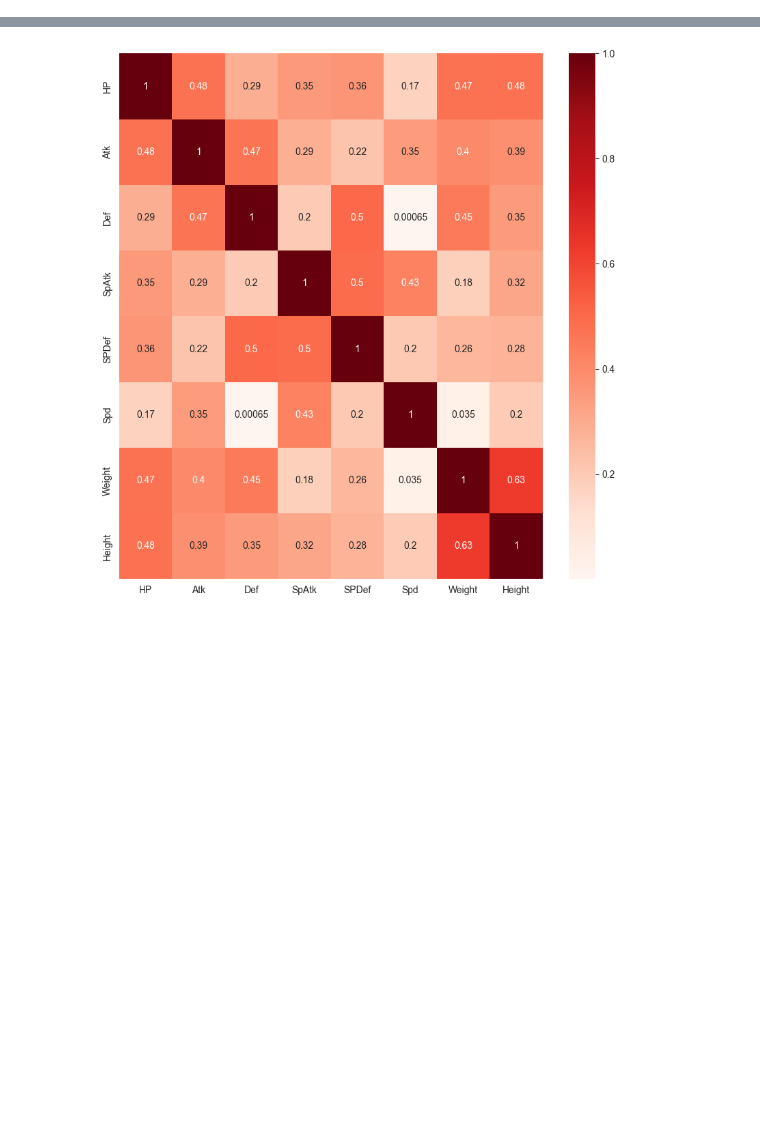
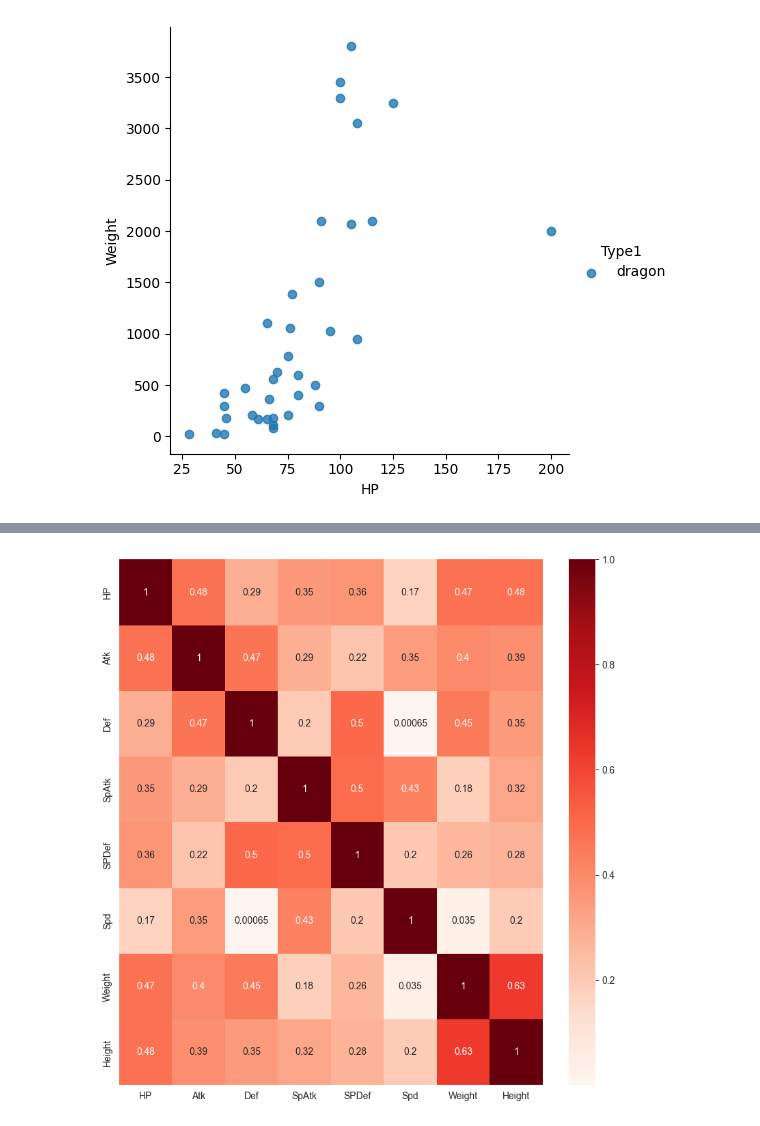
Before and after one commit to rodrigofmfreitas/pokemon-data, a Jupyter notebook: PokeStatistics.ipynb, the cells around one changed output, grey strips where cells are left out. Saved outputs shown, nothing was run; the diff lists cells and outputs as text; code cells hidden in the pictures; blank space fills up the shorter version.

```diff
--- a/PokeStatistics.ipynb
+++ b/PokeStatistics.ipynb
@@ -84,6 +89,10 @@ def plot_scatter(ax1, ax2, colors, id = []):
     if id:
         pokedex = pokedex.drop(pokedex[~pokedex[colors].isin(id)].index)
     sns.lmplot(x = ax1, y = ax2, data = pokedex, fit_reg = False, hue = colors, legend = True)
+# %%
+plot_scatter("HP", "Weight", "Type1", ["dragon"])
+# %% [output]
+[figure, added]
 # %%
 def plot_hist(ax):
     pokedex = pd.read_csv(f"{path}\Dataframe\pokedex.csv").set_index("id")
```
Also changed, not shown: parts of 9 cells of this notebook.
